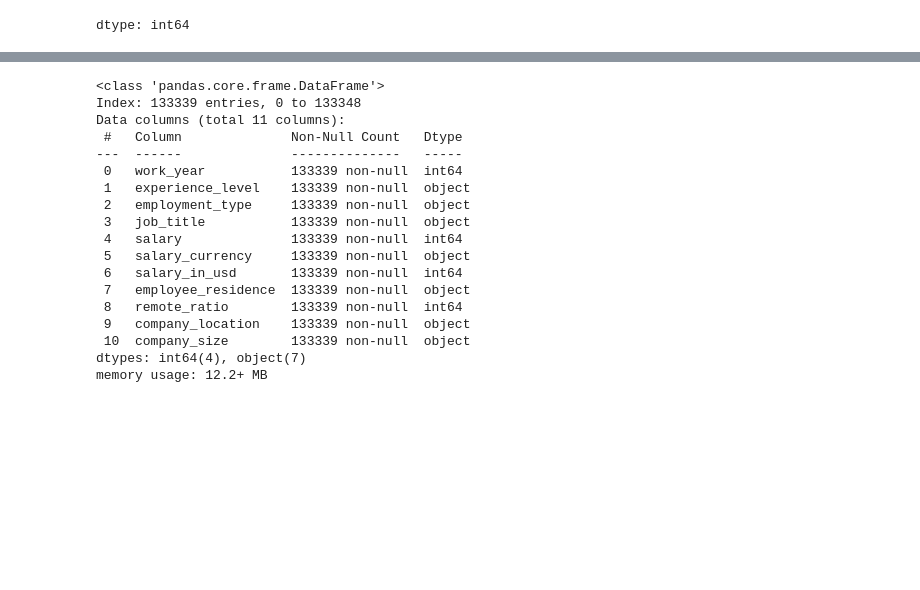
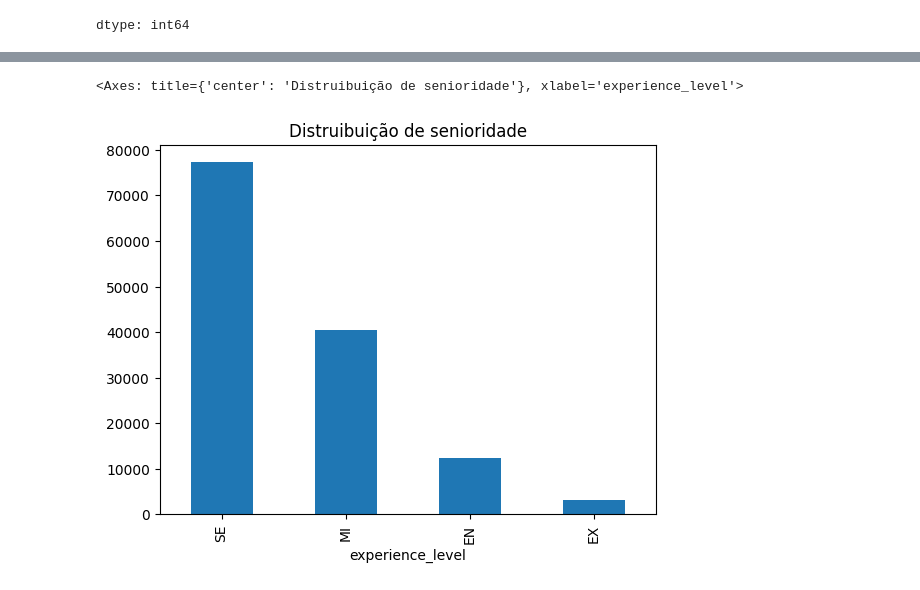
Before and after one commit to luiz675/aula, a Jupyter notebook: Untitled2.ipynb, the cells around one changed output, grey strips where cells are left out. Cells and saved outputs as stored; diff of their text form; code cells hidden in the pictures; blank space fills up the shorter version.

```diff
--- a/Untitled2.ipynb
+++ b/Untitled2.ipynb
@@ -164,23 +48,5 @@ df_limpo.head()
-# %%
-df_limpo.info()
-# %% [output]
-<class 'pandas.core.frame.DataFrame'>
-Index: 133339 entries, 0 to 133348
-Data columns (total 11 columns):
- #   Column              Non-Null Count   Dtype
----  ------              --------------   -----
- 0   work_year           133339 non-null  int64
- 1   experience_level    133339 non-null  object
- 2   employment_type     133339 non-null  object
- 3   job_title           133339 non-null  object
- 4   salary              133339 non-null  int64
- 5   salary_currency     133339 non-null  object
- 6   salary_in_usd       133339 non-null  int64
- 7   employee_residence  133339 non-null  object
- 8   remote_ratio        133339 non-null  int64
- 9   company_location    133339 non-null  object
- 10  company_size        133339 non-null  object
-dtypes: int64(4), object(7)
-memory usage: 12.2+ MB
-# %%
-df_limpo = df_limpo.assign(work_year = df_limpo['work_year'].astype('int64'))
+# %%
+df_limpo['experience_level'].value_counts().plot(kind='bar', title='Distruibuição de senioridade')
+# %% [output]
+<Axes: title={'center': 'Distruibuição de senioridade'}, xlabel='experience_level'>
+[figure, added]
```
Also changed, not shown: parts of 25 cells of this notebook.
